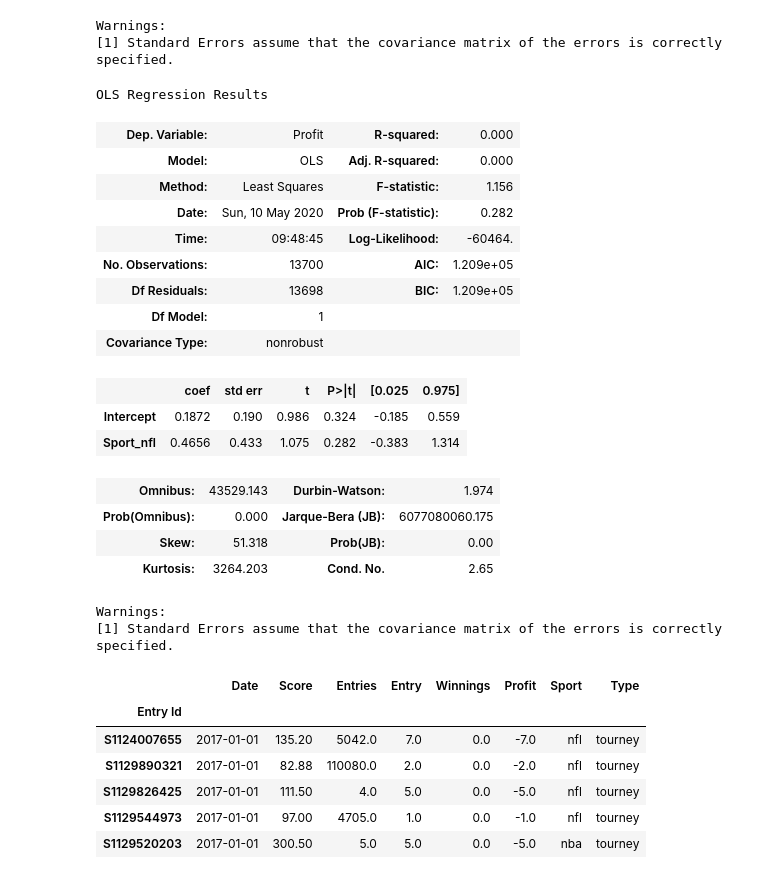
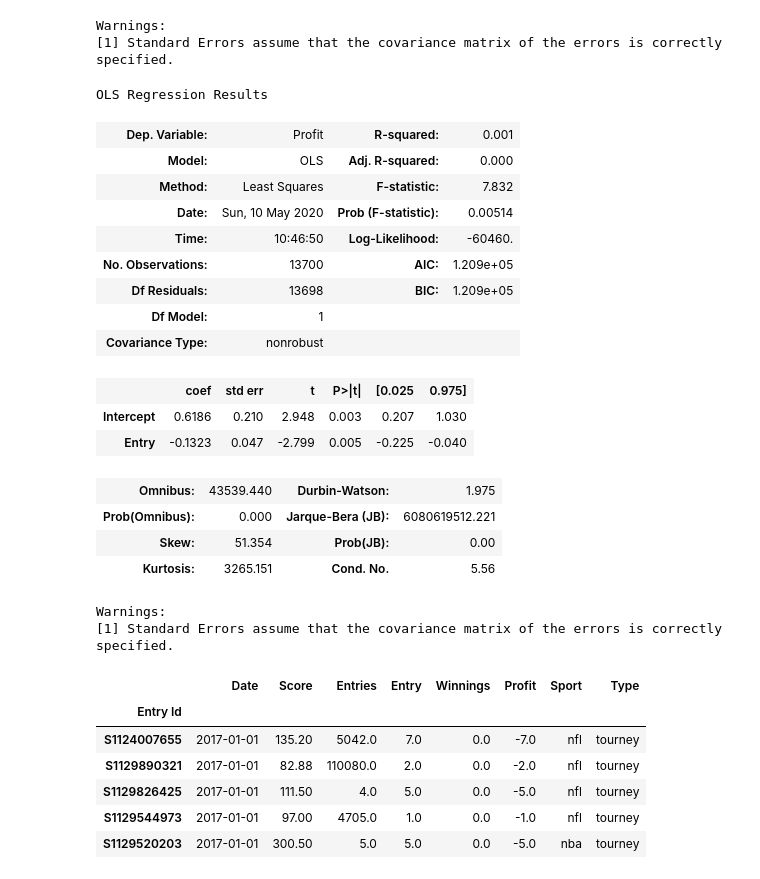
Before and after one commit to triolinho/verbose-octo-sniffle, a Jupyter notebook: fanduel_notebook.ipynb, the cells around one changed output. Saved outputs shown, nothing was run; the diff lists cells and outputs as text; code cells hidden in the pictures.

```diff
--- a/fanduel_notebook.ipynb
+++ b/fanduel_notebook.ipynb
@@ -458,26 +458,26 @@ OLS Regression Results
 Warnings:
 [1] Standard Errors assume that the covariance matrix of the errors is correctly specified.
 # %%
-fd_reg_simple2 = ols(formula= "Profit~Sport_nfl", data=fd_df_2).fit()
+fd_reg_simple2 = ols(formula= "Profit~Entry", data=fd_df_2).fit()
 fd_reg_simple2.summary()
 # %% [output]
 OLS Regression Results
-| Dep. Variable: | Profit | R-squared: | 0.000 |
+| Dep. Variable: | Profit | R-squared: | 0.001 |
 | Model: | OLS | Adj. R-squared: | 0.000 |
-| Method: | Least Squares | F-statistic: | 1.156 |
-| Date: | Sun, 10 May 2020 | Prob (F-statistic): | 0.282 |
-| Time: | 09:48:45 | Log-Likelihood: | -60464. |
+| Method: | Least Squares | F-statistic: | 7.832 |
+| Date: | Sun, 10 May 2020 | Prob (F-statistic): | 0.00514 |
+| Time: | 10:46:50 | Log-Likelihood: | -60460. |
 | No. Observations: | 13700 | AIC: | 1.209e+05 |
 | Df Residuals: | 13698 | BIC: | 1.209e+05 |
 | Df Model: | 1 |  |  |
 | Covariance Type: | nonrobust |  |  |
 |  | coef | std err | t | P>|t| | [0.025 | 0.975] |
-| Intercept | 0.1872 | 0.190 | 0.986 | 0.324 | -0.185 | 0.559 |
-| Sport_nfl | 0.4656 | 0.433 | 1.075 | 0.282 | -0.383 | 1.314 |
+| Intercept | 0.6186 | 0.210 | 2.948 | 0.003 | 0.207 | 1.030 |
+| Entry | -0.1323 | 0.047 | -2.799 | 0.005 | -0.225 | -0.040 |
-| Omnibus: | 43529.143 | Durbin-Watson: | 1.974 |
-| Prob(Omnibus): | 0.000 | Jarque-Bera (JB): | 6077080060.175 |
-| Skew: | 51.318 | Prob(JB): | 0.00 |
-| Kurtosis: | 3264.203 | Cond. No. | 2.65 |
+| Omnibus: | 43539.440 | Durbin-Watson: | 1.975 |
+| Prob(Omnibus): | 0.000 | Jarque-Bera (JB): | 6080619512.221 |
+| Skew: | 51.354 | Prob(JB): | 0.00 |
+| Kurtosis: | 3265.151 | Cond. No. | 5.56 |
 Warnings:
 [1] Standard Errors assume that the covariance matrix of the errors is correctly specified.
 # %%
```
Also changed, not shown: parts of 5 cells of this notebook, 3 other files.
